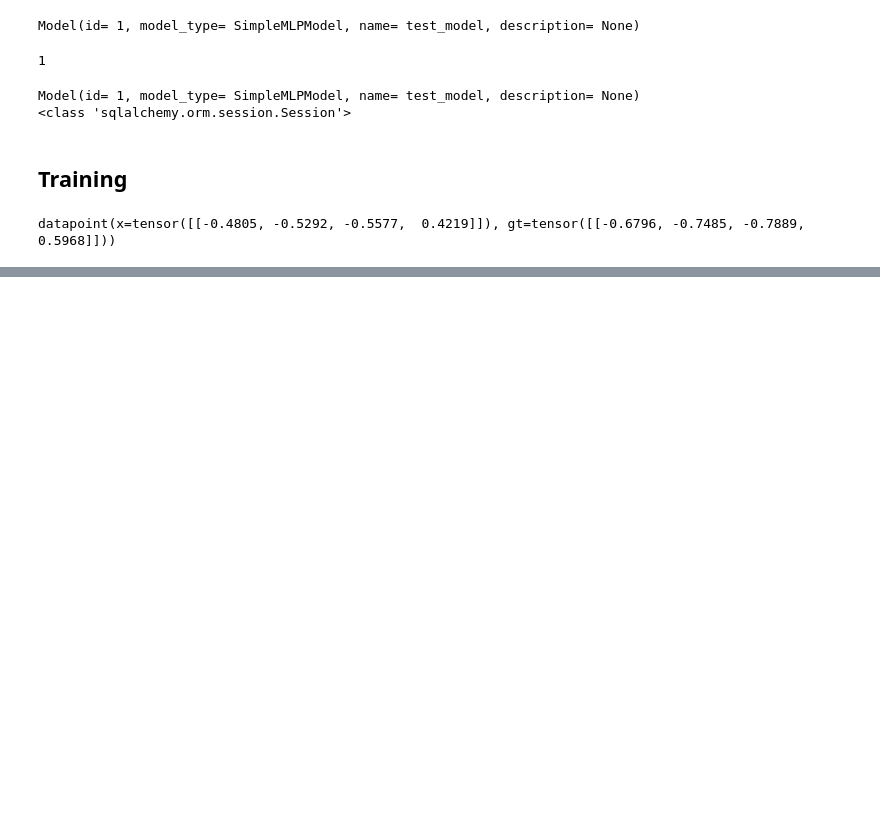
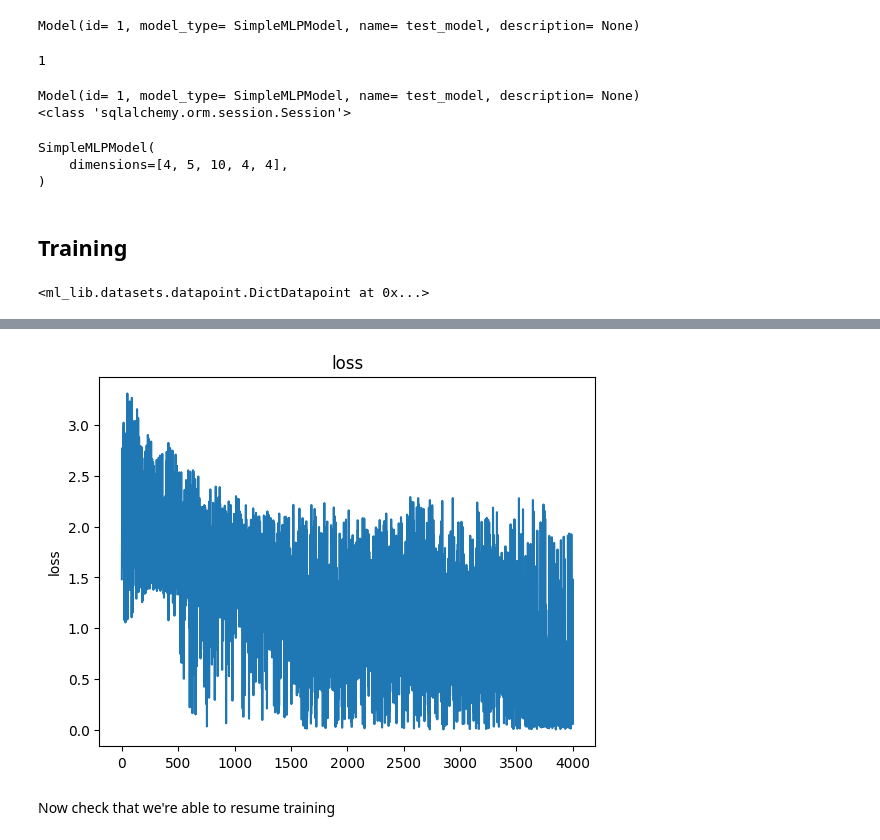
Before and after one commit to tbrugere/tb_ml, a Jupyter notebook: Notebooks/Tests2.ipynb, the cells around one changed output, grey strips where cells are left out. Drawn from its saved outputs; the diff is of its cells as text; code cells hidden in the pictures; blank space fills up the shorter version.

Commit message:
got the database training run save working

```diff
--- a/Notebooks/Tests2.ipynb
+++ b/Notebooks/Tests2.ipynb
@@ -44,4 +53,4 @@ datapoint(x=tensor([[-1.0065,  0.0609,  0.2676, -0.9727]]))
 # %%
-dataset3 = transform_register["RenameTransform"](dataset2, {"x": "x", 0:"y"})
+dataset3 = transform_register["RenameTransform"]({"x": "x", "y":"x"})(dataset2)
 dataset3[0]
 # %% [output]
@@ -49,5 +58,5 @@ datapoint(x=tensor([[-1.0065,  0.0609,  0.2676, -0.9727]]), y=tensor([[-1.0065,
 # %%
 normalize = lambda x : x / x.norm()
-dataset4 = transform_register["MultipleFunctionTransform"](dataset3, {"x": (normalize, "x"), "gt": (lambda x:x, "y")})
+dataset4 = transform_register["MultipleFunctionTransform"]({"x": (normalize, "x"), "gt": (lambda x:x, "y")})(dataset3)
 dataset4[0]
 # %% [output]
@@ -148,8 +157,10 @@ hier_env.run_function(f)
 # %% [markdown]
 ## Model
 # %%
-from ml_lib.models import Model, Supervised, Hyperparameter
+from ml_lib.models import Model, Supervised, Hyperparameter, register as model_register
 from ml_lib.models.layers import MLP
+
+@model_register
 class SimpleMLPModel(Supervised):
 
     dimensions: Hyperparameter[list[int]]
@@ -165,10 +176,10 @@ class SimpleMLPModel(Supervised):
     def loss_fun(self, x, gt):
         return (x - gt).square().sum()
 
-model = SimpleMLPModel(dimensions=[4, 5, 10, 4, 4])
+model = SimpleMLPModel(dimensions=[4, 5, 10, 4, 4], model_name="test_model")
 print(model)
 print(torch.nn.Module.__repr__(model))
-model.model_name = "test_model"
+model.model_name
 # %% [output]
 SimpleMLPModel(
     dimensions=[4, 5, 10, 4, 4],
@@ -217,9 +230,14 @@ with Session(db_engine) as db_session:
     model_object  = db_session.get(Database_Model, model.id)
     print(model_object)
     print(type(db_session))
+    loaded_model= model_object.load_model(load_latest_checkpoint=False,) #cannot load checkpoint for now since there isn't one
+loaded_model
 # %% [output]
 Model(id= 1, model_type= SimpleMLPModel, name= test_model, description= None)
 <class 'sqlalchemy.orm.session.Session'>
+SimpleMLPModel(
+    dimensions=[4, 5, 10, 4, 4],
+)
 # %% [markdown]
 ## Training
 # %%
@@ -229,22 +248,28 @@ from ml_lib.pipeline.training_hooks import TqdmHook, LoggerHook, CurveHook
 from torch.utils.data import DataLoader
 # %%
 loader = DataLoader(dataset4, batch_size=None, shuffle=True)
+next(iter(loader))
+# %% [output]
+<ml_lib.datasets.datapoint.DictDatapoint at 0x...>
-# %%
-next(iter(loader))
-# %% [output]
-datapoint(x=tensor([[-0.4805, -0.5292, -0.5577,  0.4219]]), gt=tensor([[-0.6796, -0.7485, -0.7889,  0.5968]]))
 # %%
 import logging; logging.basicConfig(level=logging.INFO, force=True)
 
 curve = CurveHook()
+training_parameters = Training_parameters(n_epochs=4)
 
-trainer = Trainer(model, loader, n_epochs = 4, device="cpu",
-    step_hooks = [
-        TqdmHook(),
-        LoggerHook(interval=10),
-        curve
-    ]
-
-                 )
-trainer.train()
+with Session(db_engine) as db_session:
+    experiment = DBExperiment(name="test_experiment", )
+    db_session.add(experiment)
+    trainer = Trainer(model, loader, training_parameters=training_parameters, device="cpu",
+        step_hooks = [
+            TqdmHook(),
+            LoggerHook(interval=10),
+            curve
+        ],
+        database=db_session,
+        db_experiment=experiment, )
+    experiment_id = experiment.id
+    trainer_id = trainer.id
+    trainer.train()
+curve.draw()
 # %% [output]
@@ -267,0 +293 @@ INFO:root:loss= 0.956601619720459,
+[figure, added]
@@ -271,0 +294,2 @@ pip install matplotlib
+# %% [markdown]
+Now check that we're able to resume training
```
Also changed, not shown: parts of 15 cells of this notebook, 6 other files.
